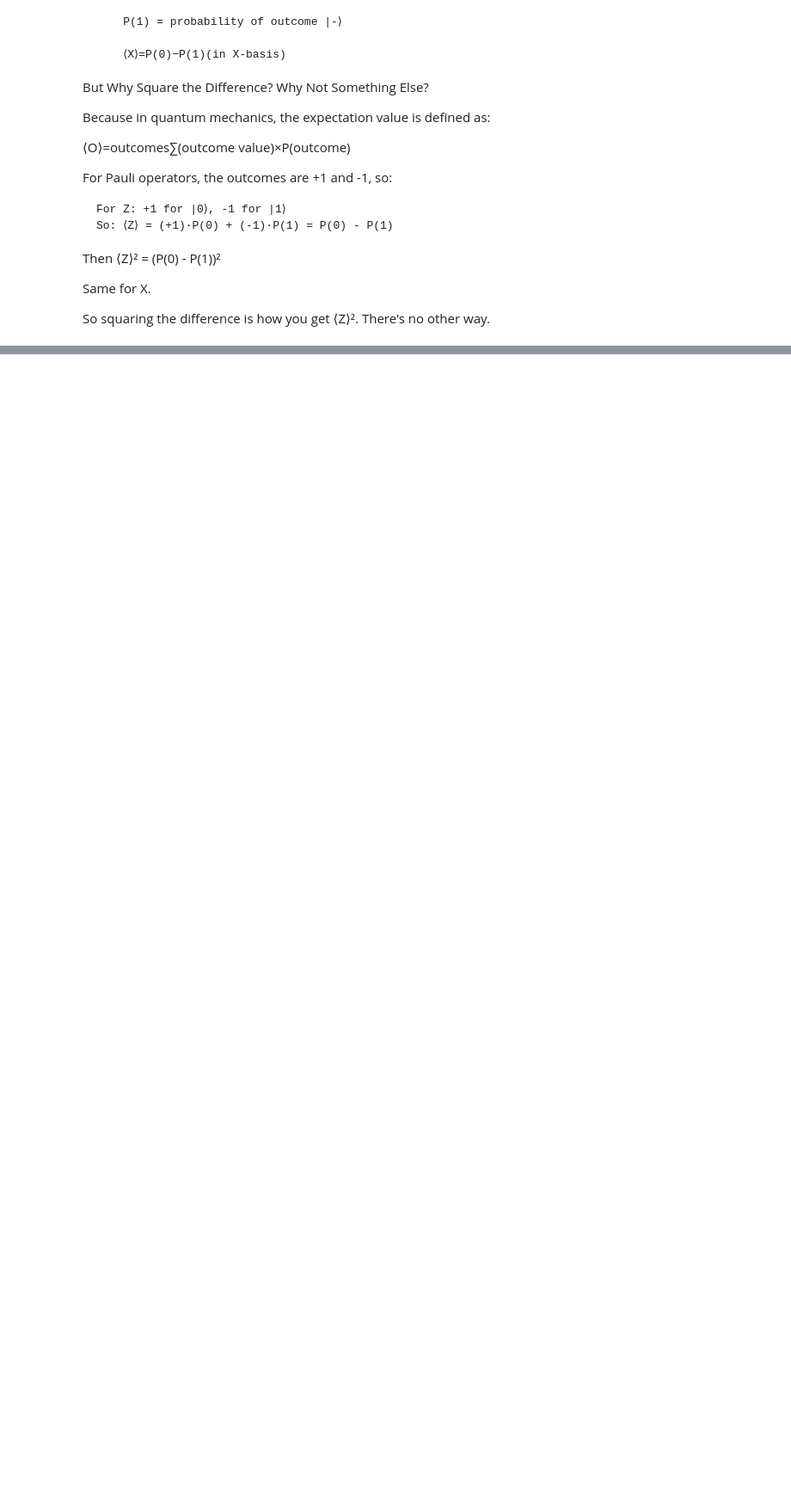
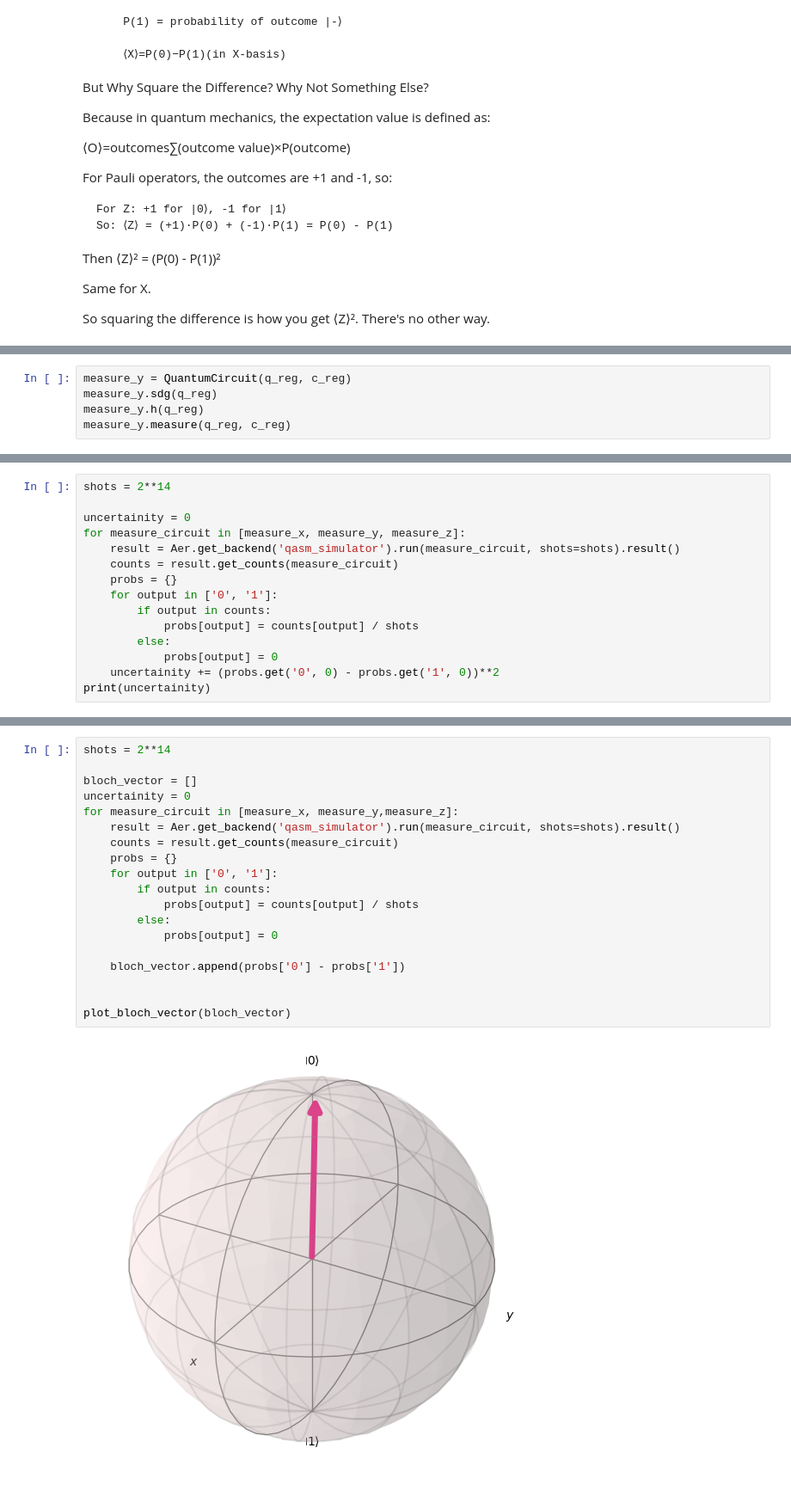
Before and after one commit to ram-polisetti/LearnQC, a Jupyter notebook: WritingDownQubitStates.ipynb, the cells around one changed output, grey strips where cells are left out. Shown: that part at 86% size. Saved outputs shown, nothing was run; the diff lists cells and outputs as text; blank space fills up the shorter version.

Commit message:
visualizes bloch vector for x, y, z basis

```diff
--- a/WritingDownQubitStates.ipynb
+++ b/WritingDownQubitStates.ipynb
@@ -130,0 +134,5 @@ So squaring the difference is how you get ⟨Z⟩². There's no other way.
+# %%
+measure_y = QuantumCircuit(q_reg, c_reg)
+measure_y.sdg(q_reg)
+measure_y.h(q_reg)
+measure_y.measure(q_reg, c_reg)
@@ -130,0 +141,15 @@ So squaring the difference is how you get ⟨Z⟩². There's no other way.
+# %%
+shots = 2**14
+
+uncertainity = 0
+for measure_circuit in [measure_x, measure_y, measure_z]:
+    result = Aer.get_backend('qasm_simulator').run(measure_circuit, shots=shots).result()
+    counts = result.get_counts(measure_circuit)
+    probs = {}
+    for output in ['0', '1']:
+        if output in counts:
+            probs[output] = counts[output] / shots
+        else:
+            probs[output] = 0
+    uncertainity += (probs.get('0', 0) - probs.get('1', 0))**2
+print(uncertainity)
@@ -130,0 +161,21 @@ So squaring the difference is how you get ⟨Z⟩². There's no other way.
+# %%
+shots = 2**14
+
+bloch_vector = []
+uncertainity = 0
+for measure_circuit in [measure_x, measure_y,measure_z]:
+    result = Aer.get_backend('qasm_simulator').run(measure_circuit, shots=shots).result()
+    counts = result.get_counts(measure_circuit)
+    probs = {}
+    for output in ['0', '1']:
+        if output in counts:
+            probs[output] = counts[output] / shots
+        else:
+            probs[output] = 0
+
+    bloch_vector.append(probs['0'] - probs['1'])
+
+
+plot_bloch_vector(bloch_vector)
+# %% [output]
+[figure, added]
```
Also changed, not shown: parts of 7 cells of this notebook.
